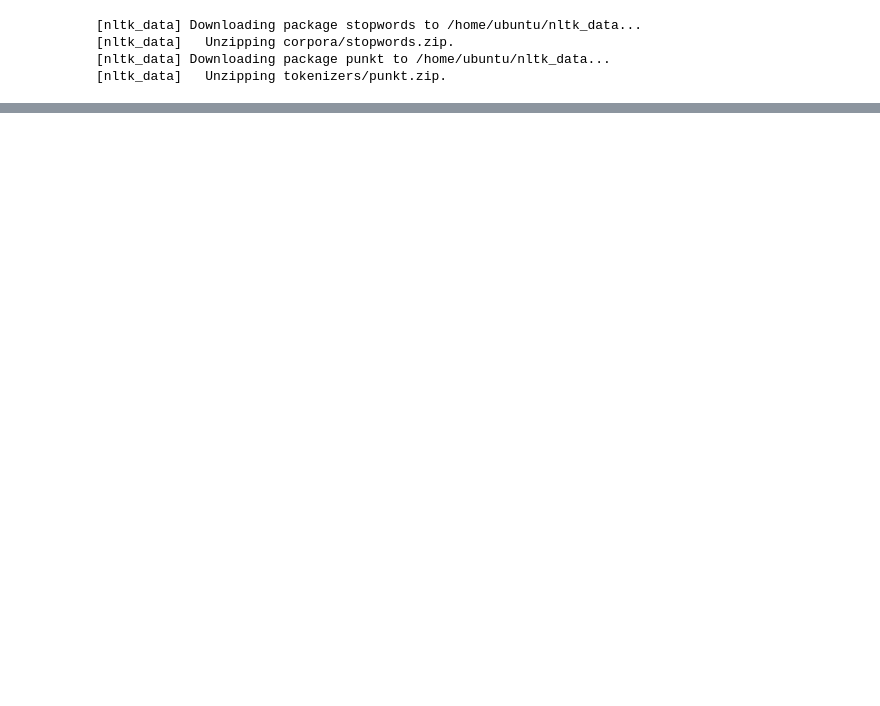
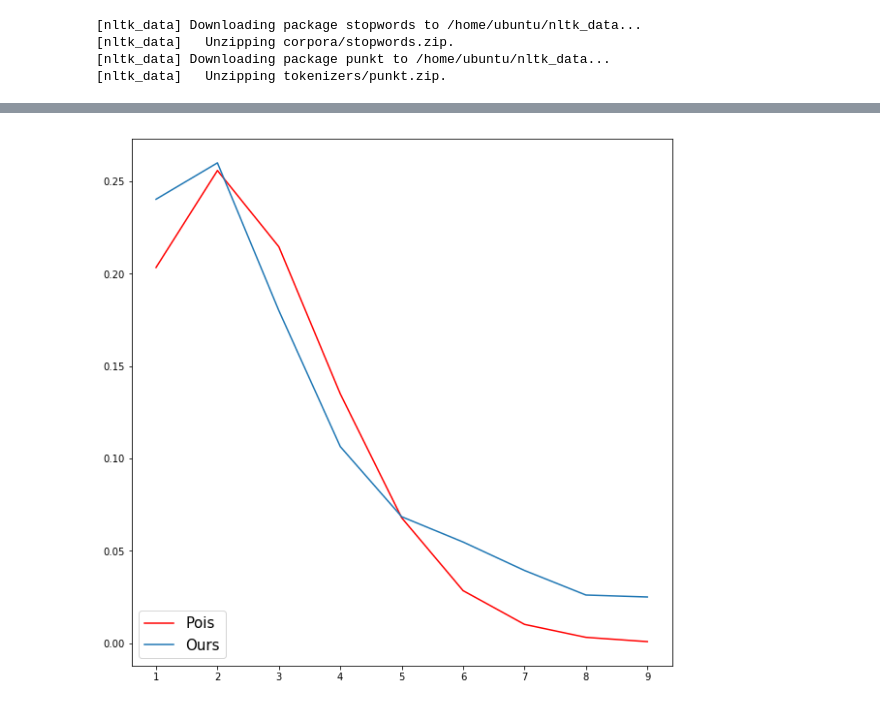
Before and after one commit to VProv/wikiedits, a Jupyter notebook: statistics/tests.ipynb, the cells around one changed output, grey strips where cells are left out. Saved outputs shown, nothing was run; the diff lists cells and outputs as text; code cells hidden in the pictures; blank space fills up the shorter version.

```diff
--- a/statistics/tests.ipynb
+++ b/statistics/tests.ipynb
@@ -128,0 +170,2 @@ plt.hist(longer_5)
+# %%
+bins = [1,2,3,4,5,6,7,8,9,10]
@@ -128,0 +176,2 @@ plt.hist(longer_5)
+# %%
+mean = np.mean(less_5 + longer_5)
@@ -128,0 +184,2 @@ plt.hist(longer_5)
+# %%
+pois_pmf = poisson.pmf(bins, mean)
@@ -128,0 +195,8 @@ plt.hist(longer_5)
+# %%
+fig = plt.figure(figsize=(10,10))
+plt.plot(bins[:-1], pois_pmf[:-1], color='r', label=r'Pois')
+plt.plot(bins[:-1], val[0], label=r'Ours')
+plt.legend(fontsize=15,loc=3)
+plt.show()
+# %% [output]
+[figure, added]
```
Also changed, not shown: parts of 23 cells of this notebook.
